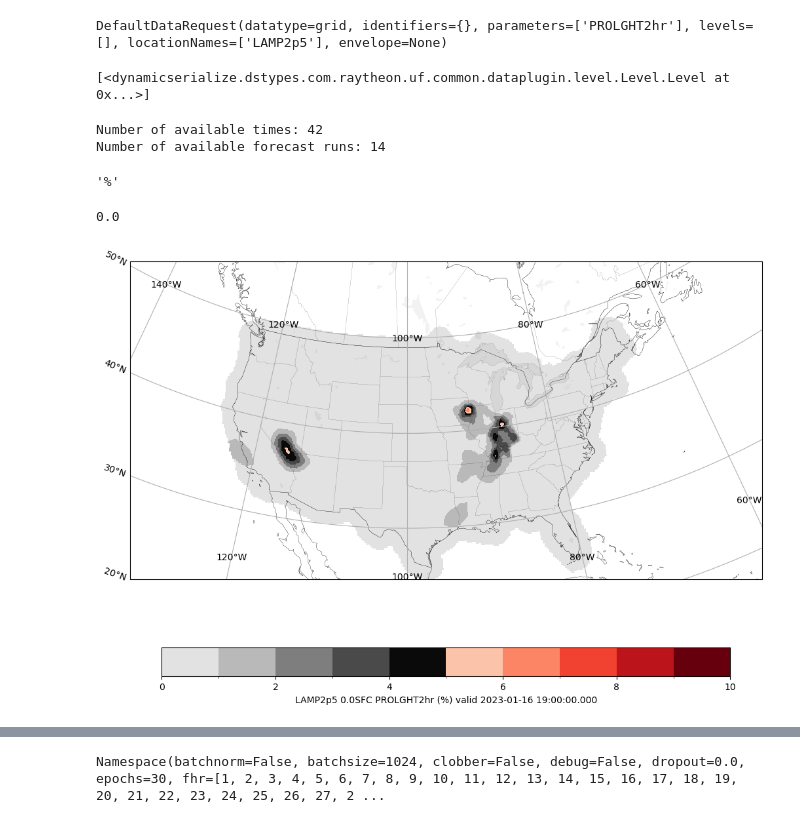
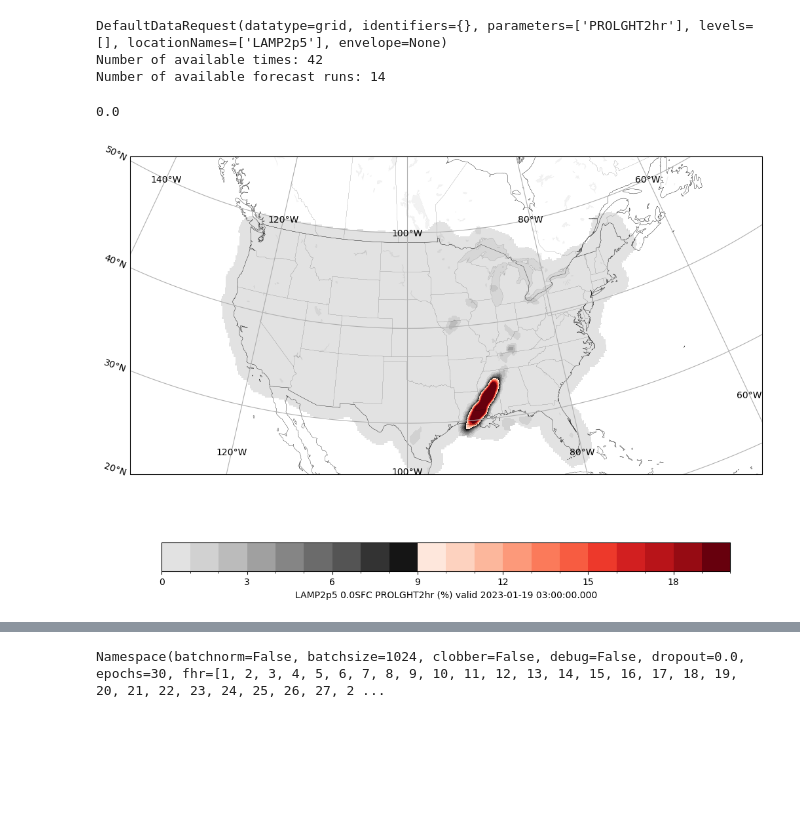
Before and after one commit to ahijevyc/machine-learning, a Jupyter notebook: lightning_prob.ipynb, the cells around one changed output, grey strips where cells are left out. Drawn from its saved outputs; the diff is of its cells as text; code cells hidden in the pictures; blank space fills up the shorter version.

```diff
--- a/lightning_prob.ipynb
+++ b/lightning_prob.ipynb
@@ -98,34 +95,3 @@ else:
-# %%
-DataAccessLayer.changeEDEXHost("edex-cloud.unidata.ucar.edu")
-request = DataAccessLayer.newDataRequest()
-request.setDatatype("grid")
-request.setLocationNames("LAMP2p5")
-request.setParameters("PROLGHT2hr")
-#request.setLevels("2.0FHAG")
-
-# Take a look at our request
-print(request)
-# %% [output]
-DefaultDataRequest(datatype=grid, identifiers={}, parameters=['PROLGHT2hr'], levels=[], locationNames=['LAMP2p5'], envelope=None)
-# %%
-grid_locations = DataAccessLayer.getAvailableLevels(request)
-grid_locations.sort()
-list(grid_locations)
-# %% [output]
-[<dynamicserialize.dstypes.com.raytheon.uf.common.dataplugin.level.Level.Level at 0x...>]
-# %%
-cycles = DataAccessLayer.getAvailableTimes(request, True)
-times = DataAccessLayer.getAvailableTimes(request)
-fcstRun = DataAccessLayer.getForecastRun(cycles[-1], times)
-
-# Get the most recent grid data
-response = DataAccessLayer.getGridData(request, [fcstRun[0]])
-
-print('Number of available times:', len(times))
-print('Number of available forecast runs:', len(fcstRun))
-# %% [output]
-Number of available times: 42
-Number of available forecast runs: 14
 # %%
 def make_map(bbox, projection=ccrs.PlateCarree()):
     fig, ax = plt.subplots(figsize=(16, 9),
@@ -148,29 +109,58 @@ bbox = [lons.min(), lons.max(), lats.min(), lats.max()]
-# %%
-grid.getUnit()
-# %% [output]
-'%'
 # %%
+from awips.dataaccess import DataAccessLayer
+DataAccessLayer.changeEDEXHost("edex-cloud.unidata.ucar.edu")
+request = DataAccessLayer.newDataRequest()
+request.setDatatype("grid")
+request.setLocationNames("LAMP2p5")
+request.setParameters("PROLGHT2hr")
+#request.setLevels("2.0FHAG")
+
+# Take a look at our request
+print(request)
+
+grid_locations = DataAccessLayer.getAvailableLevels(request)
+grid_locations.sort()
+list(grid_locations)
+
+cycles = DataAccessLayer.getAvailableTimes(request, True)
+times = DataAccessLayer.getAvailableTimes(request)
+fcstRun = DataAccessLayer.getForecastRun(cycles[-1], times)
+
+# Get the most recent grid data
+response = DataAccessLayer.getGridData(request, [fcstRun[0]])
+
+print('Number of available times:', len(times))
+print('Number of available forecast runs:', len(fcstRun))
+
+grid = response[0]
+data = grid.getRawData()
+lons, lats = grid.getLatLonCoords()
+bbox = [lons.min(), lons.max(), lats.min(), lats.max()]
+
 data[data == -999999] = np.nan
 data.min()
 np.nanmin(data)
 # %% [output]
-0.0
+DefaultDataRequest(datatype=grid, identifiers={}, parameters=['PROLGHT2hr'], levels=[], locationNames=['LAMP2p5'], envelope=None)
+Number of available times: 42
+Number of available forecast runs: 14
+0.0
 # %%
+import nclcmaps
 cmap = plt.get_cmap('rainbow')
-from fieldinfo import readNCLcm
 from matplotlib.colors import ListedColormap, BoundaryNorm
-test = readNCLcm('MPL_Greys')[25::] + [[1,1,1]] + readNCLcm('MPL_Reds')[10::]
-cmap = ListedColormap(test)
-norm = BoundaryNorm(np.arange(0,11,1), ncolors=cmap.N, clip=True)
+test = nclcmaps.colors['MPL_Greys'][25::] + [[1,1,1]] + nclcmaps.colors['MPL_Reds'][10::]
+cmap = ListedColormap(test, "GreysReds")
+norm = BoundaryNorm(np.arange(0,21,1), ncolors=cmap.N, clip=True)
 
 fig, ax = make_map(bbox=bbox, projection = map_crs)
 cs = ax.pcolormesh(lons, lats, data, cmap=cmap, norm=norm, transform=ccrs.PlateCarree())
 cbar = fig.colorbar(cs, shrink=0.7, orientation='horizontal')
 cbar.set_label(grid.getLocationName() +" "+ grid.getLevel() + " " \
                + grid.getParameter() + " (" + grid.getUnit() + ") " \
                + "valid " + str(grid.getDataTime().getRefTime()))
 # %% [output]
-[figure, old version]
+[figure, new version]
 # %%
 fig2, ax2 = make_map(bbox=bbox, projection=map_crs)
 cs2 = ax2.contour(lons, lats, data, 80, cmap=cmap, levels=6,
```
Also changed, not shown: parts of 20 cells of this notebook.
